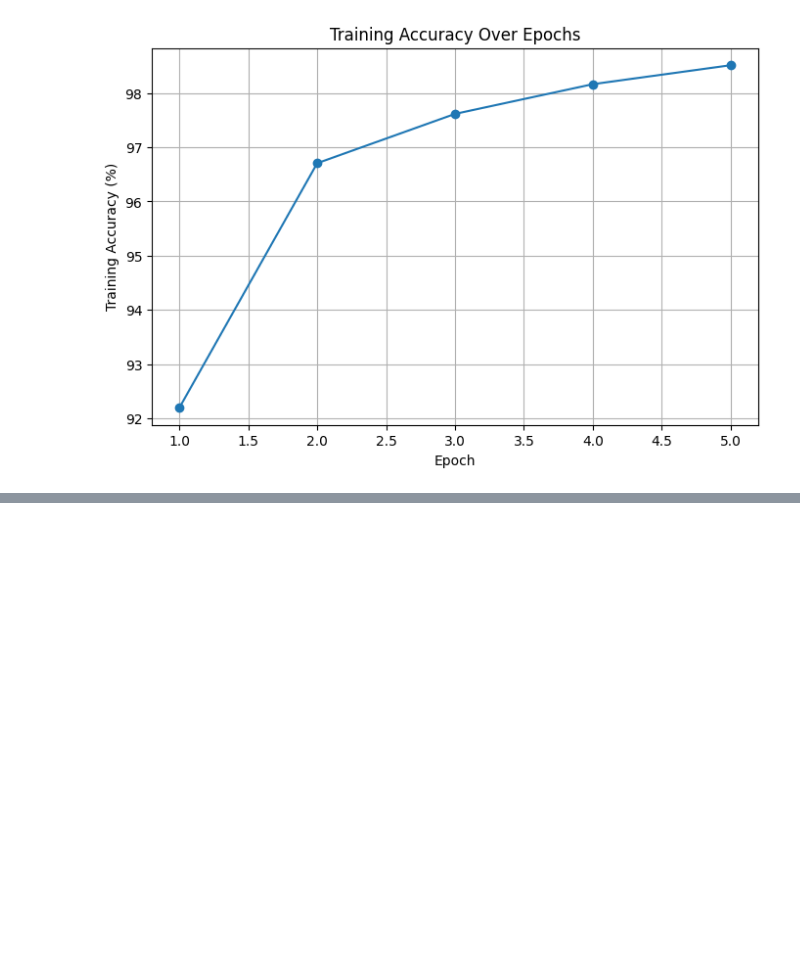
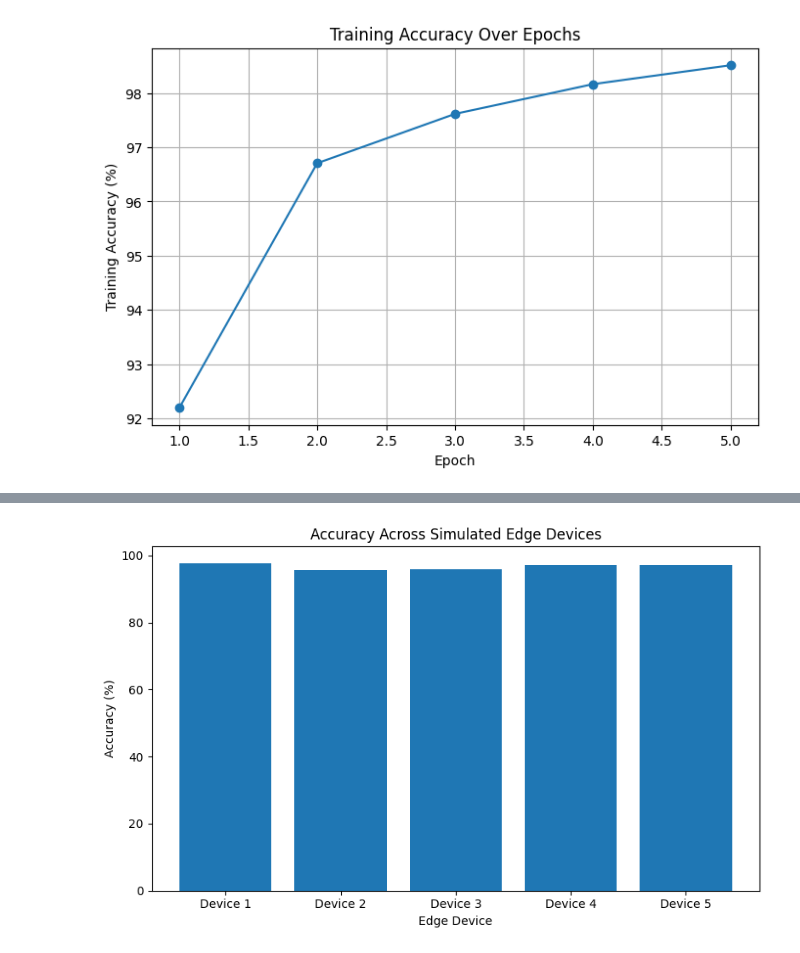
Before and after one commit to winter12-2/distributed-edge-ai-optimization, a Jupyter notebook: notebooks/edge_ai_analysis_notebook.ipynb, the cells around one changed output, grey strips where cells are left out. Drawn from its saved outputs; the diff is of its cells as text; code cells hidden in the pictures; blank space fills up the shorter version.

```diff
--- a/notebooks/edge_ai_analysis_notebook.ipynb
+++ b/notebooks/edge_ai_analysis_notebook.ipynb
@@ -198,0 +239,11 @@ plt.show()
+# %%
+# applying dynamic quantization which reduces the model size
+model_cpu = copy.deepcopy(model).to("cpu")
+quantized_model = torch.quantization.quantize_dynamic(
+    model_cpu,
+    {nn.Linear},
+    dtype=torch.qint8
+)
+
+print("Quantized model created")
+print(quantized_model)
@@ -198,0 +393,13 @@ plt.show()
+# %%
+# plotting accuracy
+
+plt.figure(figsize=(8, 5))
+plt.bar(edge_df["Edge Device"], edge_df["Accuracy (%)"])
+plt.xlabel("Edge Device")
+plt.ylabel("Accuracy (%)")
+plt.title("Accuracy Across Simulated Edge Devices")
+plt.tight_layout()
+plt.savefig("plots/edge_device_accuracy.png")
+plt.show()
+# %% [output]
+[figure, added]
```
Also changed, not shown: parts of 17 cells of this notebook.
